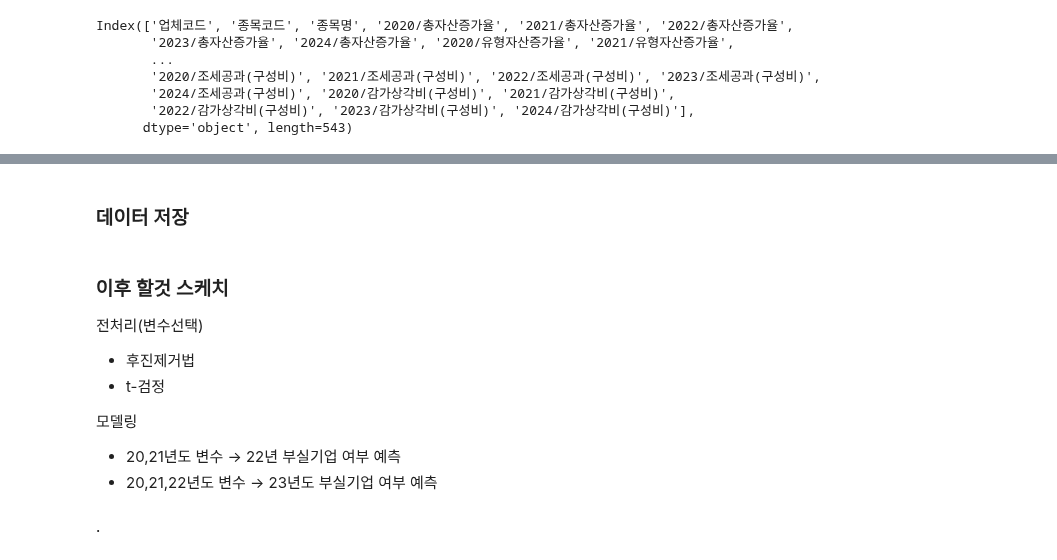
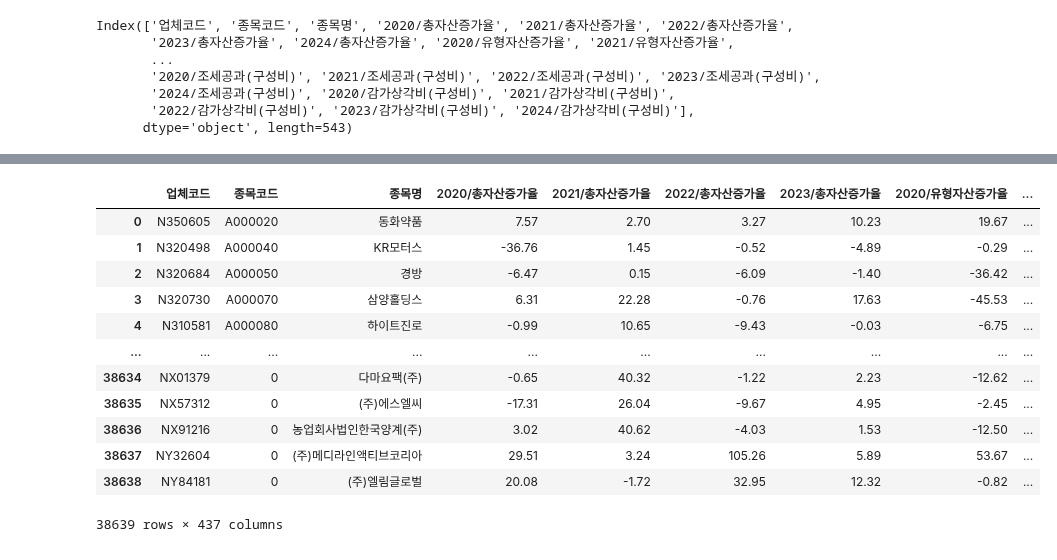
Before and after one commit to BaekJunehong/BIZnFIN, a Jupyter notebook: project/code/shin_eda.ipynb, the cells around one changed output, grey strips where cells are left out. Drawn from its saved outputs; the diff is of its cells as text; code cells hidden in the pictures.

```diff
--- a/project/code/shin_eda.ipynb
+++ b/project/code/shin_eda.ipynb
@@ -236,6 +33,0 @@ Index(['종목코드'], dtype='object')
-# %%
-# '종목코드' 열의 값이 있으면 1, 없으면 0을 부여하는 새로운 열 생성
-data['종목코드_유무'] = data['종목코드'].notnull().astype(int)
-
-# '종목코드' 열 제거
-data = data.drop(columns=['종목코드'])
@@ -243,0 +103,17 @@ data = data.drop(columns=['종목코드'])
+# %%
+columns_to_fill = [
+    '2020/영업이익이자보상비율',
+    '2021/영업이익이자보상비율',
+    '2022/영업이익이자보상비율',
+    '2023/영업이익이자보상비율'
+]
+
+# 해당 열의 결측치를 0으로 치환
+data[columns_to_fill] = data[columns_to_fill].fillna(0)
+
+# 결과 확인
+print("결측치를 0으로 치환한 후 데이터 shape:")
+print(data.shape)
+# 결측치가 잘 치환되었는지 확인
+print("결측치 개수:")
+print(data[columns_to_fill].isnull().sum())
@@ -258,2 +140,0 @@ data.head(3)
-# %% [markdown]
-### 데이터 저장
@@ -263,12 +141,16 @@ data.to_csv("../../project/data/clean_financial_data_eda.csv", index=False, enco
-# %% [markdown]
-### 이후 할것 스케치
-
-전처리(변수선택)
-- 후진제거법
-- t-검정
-
-모델링
-- 20,21년도 변수 -> 22년 부실기업 여부 예측
-- 20,21,22년도 변수 -> 23년도 부실기업 여부 예측
-# %% [markdown]
-.
+# %%
+data
+# %% [output]
+|  | 업체코드 | 종목코드 | 종목명 | 2020/총자산증가율 | 2021/총자산증가율 | 2022/총자산증가율 | 2023/총자산증가율 | 2020/유형자산증가율 | ... |
+| 0 | N350605 | A000020 | 동화약품 | 7.57 | 2.70 | 3.27 | 10.23 | 19.67 | ... |
+| 1 | N320498 | A000040 | KR모터스 | -36.76 | 1.45 | -0.52 | -4.89 | -0.29 | ... |
+| 2 | N320684 | A000050 | 경방 | -6.47 | 0.15 | -6.09 | -1.40 | -36.42 | ... |
+| 3 | N320730 | A000070 | 삼양홀딩스 | 6.31 | 22.28 | -0.76 | 17.63 | -45.53 | ... |
+| 4 | N310581 | A000080 | 하이트진로 | -0.99 | 10.65 | -9.43 | -0.03 | -6.75 | ... |
+| ... | ... | ... | ... | ... | ... | ... | ... | ... | ... |
+| 38634 | NX01379 | 0 | 다마요팩(주) | -0.65 | 40.32 | -1.22 | 2.23 | -12.62 | ... |
+| 38635 | NX57312 | 0 | (주)에스엘씨 | -17.31 | 26.04 | -9.67 | 4.95 | -2.45 | ... |
+| 38636 | NX91216 | 0 | 농업회사법인한국양계(주) | 3.02 | 40.62 | -4.03 | 1.53 | -12.50 | ... |
+| 38637 | NY32604 | 0 | (주)메디라인액티브코리아 | 29.51 | 3.24 | 105.26 | 5.89 | 53.67 | ... |
+| 38638 | NY84181 | 0 | (주)엘림글로벌 | 20.08 | -1.72 | 32.95 | 12.32 | -0.82 | ... |
+38639 rows × 437 columns
```
Also changed, not shown: parts of 31 cells of this notebook.
